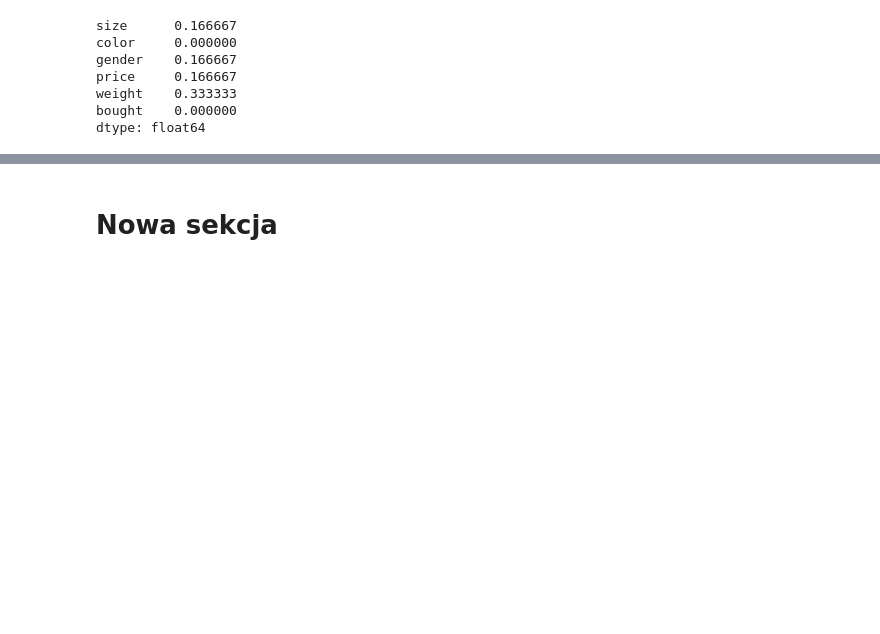
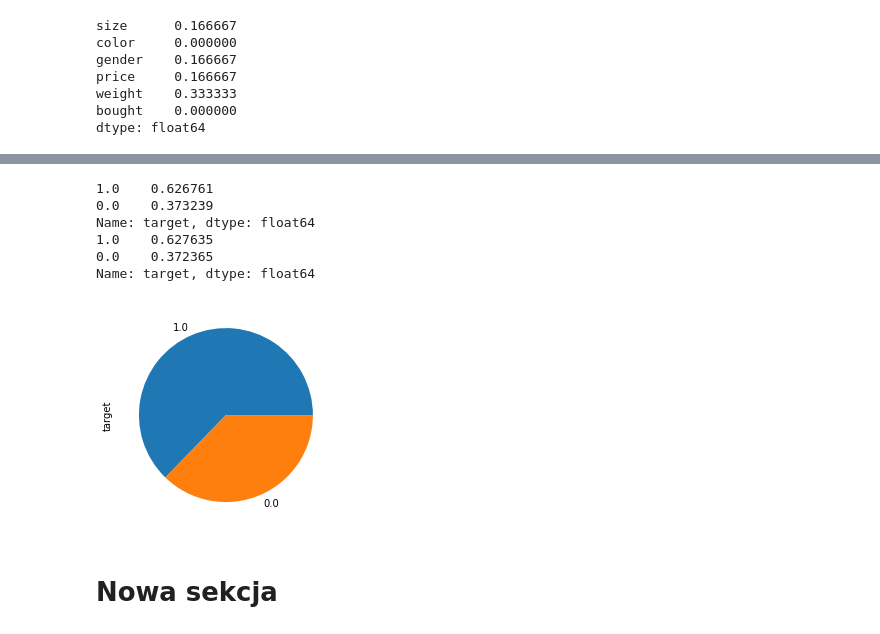
Before and after one commit to ozydziak/uczenie-maszynowe, a Jupyter notebook: Kopia_notatnika_uczenie_maszynowe.ipynb, the cells around one changed output, grey strips where cells are left out. Cells and saved outputs as stored; diff of their text form; code cells hidden in the pictures; blank space fills up the shorter version.

```diff
--- a/Kopia_notatnika_uczenie_maszynowe.ipynb
+++ b/Kopia_notatnika_uczenie_maszynowe.ipynb
@@ -119,2 +171,43 @@ np.random.seed(42)
+# %%
+from sklearn.datasets import load_breast_cancer
+
+
+row_data = load_breast_cancer()
+row_copy = row_data.copy()
+
+
+
+dane = row_copy['data']
+
+target=row_copy['target']
+
+merge_ = np.c_[dane, target]
+
+
+df = pd.DataFrame(merge_, columns = list(row_data.feature_names)+['target'])
+
+df.target.value_counts().plot(kind="pie")
+
+
+data = df.copy()
+
+target = data.pop('target')
+
+target.head()
+
+from sklearn.model_selection import train_test_split
+
+X_train, X_test, y_train, y_test = train_test_split(data, target, random_state= 42 ,train_size=0.25, stratify=target)
+print(y_train.value_counts() / len(y_train))
+
+print(y_test.value_counts() / len(y_test) )
+# %% [output]
+1.0    0.626761
+0.0    0.373239
+Name: target, dtype: float64
+1.0    0.627635
+0.0    0.372365
+Name: target, dtype: float64
+[figure, added]
 # %% [markdown]
 # Nowa sekcja
```
Also changed, not shown: parts of 2 cells of this notebook.
